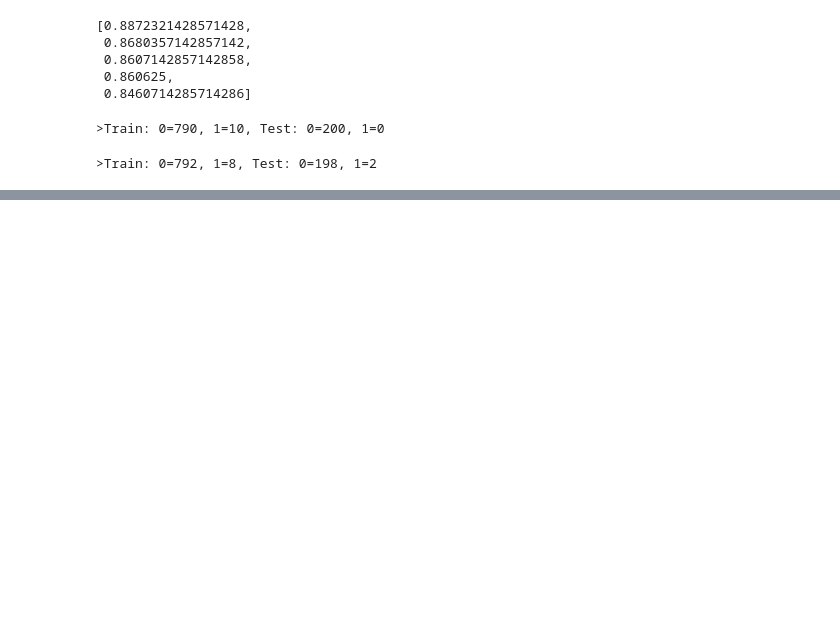
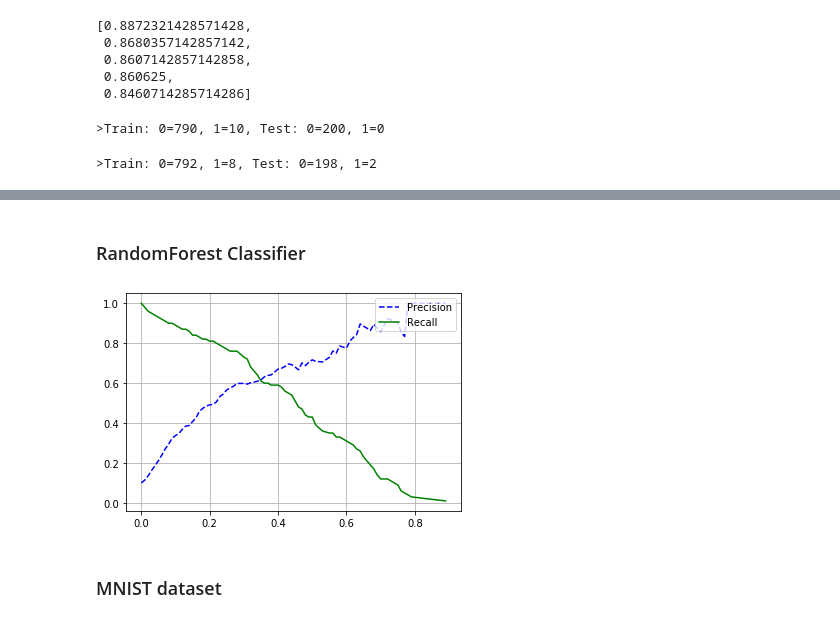
Before and after one commit to marcinczelej/ML_content, a Jupyter notebook: solutions.ipynb, the cells around one changed output, grey strips where cells are left out. Cells and saved outputs as stored; diff of their text form; code cells hidden in the pictures; blank space fills up the shorter version.

```diff
--- a/solutions.ipynb
+++ b/solutions.ipynb
@@ -153,0 +338,39 @@ print('>Train: 0=%d, 1=%d, Test: 0=%d, 1=%d' % (train_0, train_1, test_0, test_1
+# %% [markdown]
+### RandomForest Classifier
+# %%
+from sklearn.datasets import make_classification
+from sklearn.ensemble import RandomForestClassifier
+from sklearn.metrics import precision_recall_curve
+from sklearn.model_selection import cross_val_predict
+
+"""
+
+TODO:
+- for given dataset create and train classifer
+- calcualte cross valiation score
+- calculate precision and recalls values using precision recall curve
+- please try different classifiers
+
+"""
+
+X, y = make_classification(n_samples=1000, n_classes=2, weights=[0.90, 0.10], flip_y=0, random_state=1)
+
+clf = RandomForestClassifier()
+
+clf.fit (X, y)
+
+y_probas = cross_val_predict(clf, X, y, cv=3,
+                             method="predict_proba")
+
+y_scores = y_probas[:, 1]
+
+precisions, recalls, thresholds = precision_recall_curve(y, y_scores)
+
+#TODO
+# put code here
+plot_precision_recall_vs_threshold(precisions, recalls, thresholds)
+plt.show()
+# %% [output]
+[figure, added]
+# %% [markdown]
+### MNIST dataset
```
Also changed, not shown: parts of 14 cells of this notebook, 1 other file.
